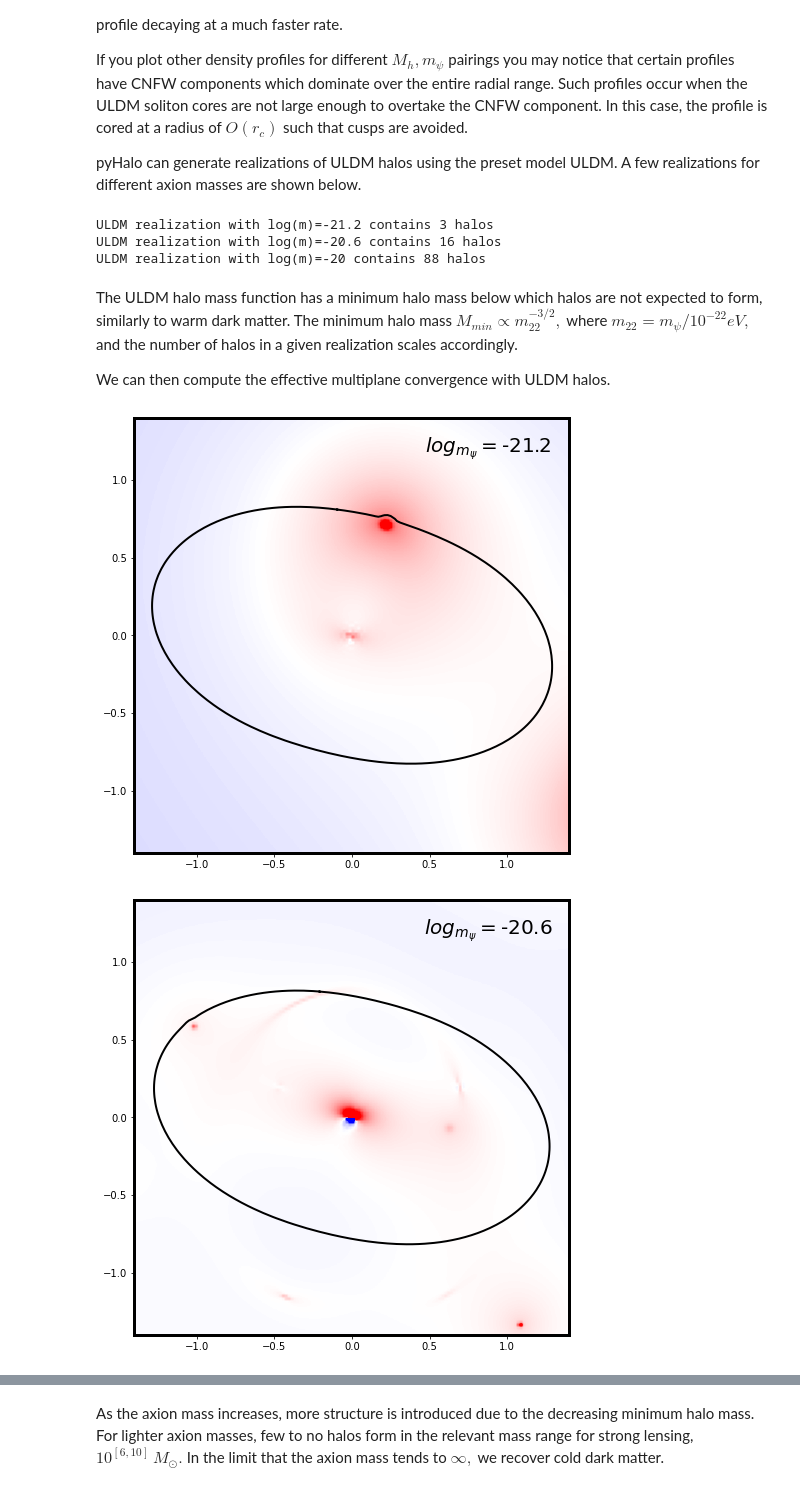
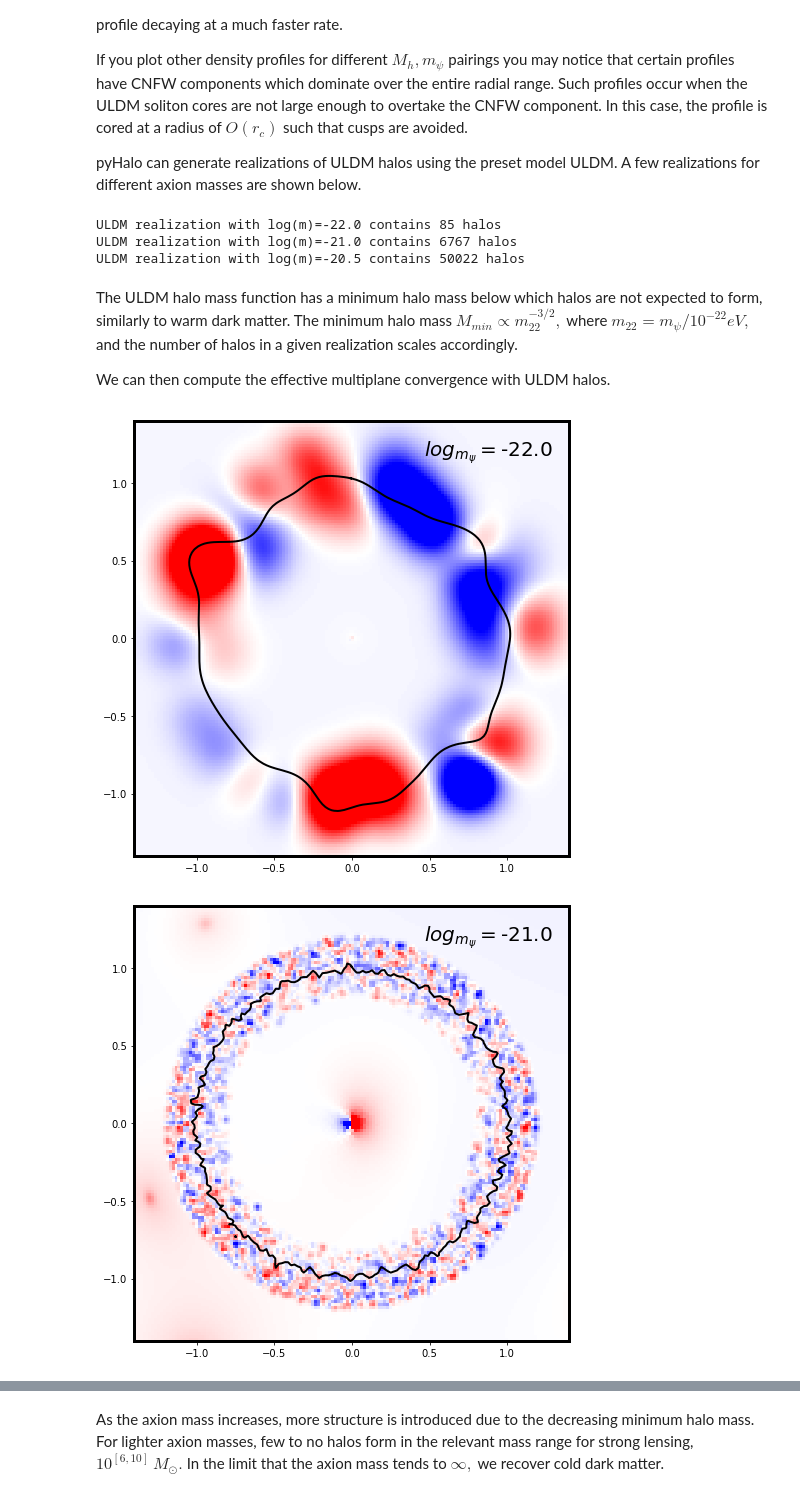
Before and after one commit to dangilman/pyHalo, a Jupyter notebook: example_notebooks/ultra_light_dark_matter.ipynb, the cells around one changed output, grey strips where cells are left out. Drawn from its saved outputs; the diff is of its cells as text; code cells hidden in the pictures.

Commit message:
update uldm notebook

```diff
--- a/example_notebooks/ultra_light_dark_matter.ipynb
+++ b/example_notebooks/ultra_light_dark_matter.ipynb
@@ -140,19 +140,22 @@ If you plot other density profiles for different $M_{h},m_{\psi}$ pairings you m
 pyHalo can generate realizations of ULDM halos using the preset model ULDM. A few realizations for different axion masses are shown below.
 # %%
 zlens, zsource = 0.4, 1.5
-log10_m_uldms, uldm_plaw, scale_nfw = [-21.2,-20.6,-20], 1/3, False
+log10_m_uldms, uldm_plaw, scale_nfw = [-22.0,-21.,-20.5], 1/3, False
 
 realizationsULDM = [ULDM(zlens, zsource,
-                       log10_m_uldm=log10_m_uldm, uldm_plaw=uldm_plaw, scale_nfw=scale_nfw)
+                       log10_m_uldm=log10_m_uldm, uldm_plaw=uldm_plaw,
+                         flucs_shape='ring',
+                         flucs_args={'angle': 0.0, 'rmin': 0.8, 'rmax': 1.2},
+                         scale_nfw=scale_nfw, log10_fluc_amplitude=-1.5)
                    for log10_m_uldm in log10_m_uldms]
 
 for i in range(len(log10_m_uldms)):
     print(r'ULDM realization with log(m)=%s contains %s halos'
           % (log10_m_uldms[i], len(realizationsULDM[i].halos)))
 # %% [output]
-ULDM realization with log(m)=-21.2 contains 3 halos
-ULDM realization with log(m)=-20.6 contains 16 halos
-ULDM realization with log(m)=-20 contains 88 halos
+ULDM realization with log(m)=-22.0 contains 85 halos
+ULDM realization with log(m)=-21.0 contains 6767 halos
+ULDM realization with log(m)=-20.5 contains 50022 halos
 # %% [markdown]
 The ULDM halo mass function has a minimum halo mass below which halos are not expected to form, similarly to warm dark matter. The minimum halo mass $M_{min}\propto m_{22}^{-3/2},$ where $m_{22}=m_{\psi}/10^{-22} eV,$ and the number of halos in a given realization scales accordingly.
 
@@ -173,8 +176,8 @@ for i in range(len(log10_m_uldms)):
     shape0 = xx.shape
 
     # power law plus shear macromodel
-    kwargs_macromodel = [{'theta_E': 1., 'center_x': 0., 'center_y': 0., 'e1': 0.2, 'e2': -0.1, 'gamma': 2.},
-                        {'gamma1': -0.03, 'gamma2': 0.02}]
+    kwargs_macromodel = [{'theta_E': 1., 'center_x': 0., 'center_y': 0., 'e1': 0., 'e2': 0.0, 'gamma': 2.},
+                        {'gamma1': -0.01, 'gamma2': 0.001}]
 
     lens_model_list_macro = ['EPL', 'SHEAR']
     lens_model_list_full = lens_model_list_macro + lens_model_list
@@ -182,32 +185,32 @@ for i in range(len(log10_m_uldms)):
     kwargs_lens_full = kwargs_macromodel + kwargs_halos
 
     lens_model_full = LensModel(lens_model_list_full, zlens, zsource,
                                 lens_redshift_list_full, cosmo=astropy_instance, multi_plane=True,
                                 numerical_alpha_class=numerical_deflection_class)
     lens_model_macro = LensModel(lens_model_list_macro)
 
     kappa_full = lens_model_full.kappa(xx.ravel(), yy.ravel(), kwargs_lens_full).reshape(shape0)
     kappa_macro = lens_model_macro.kappa(xx.ravel(), yy.ravel(), kwargs_macromodel).reshape(shape0)
 
     lens_model_extension = LensModelExtensions(lens_model_full)
     grid_resolution = 0.02 # this can take a while for higher resolution computations of the critical curves
     ra_crit_list, dec_crit_list, _, _ = lens_model_extension.critical_curve_caustics(kwargs_lens_full,
                                                                     compute_window=2*grid_size,
                                                                     grid_scale=grid_resolution)
 
     fig = plt.figure(1)
     fig.set_size_inches(8,8)
     kappa_subs_nonlinear = kappa_full - kappa_macro
 
     # subtracting the mean can make halos appear more clearly
     mean = np.mean(kappa_subs_nonlinear)
     plt.imshow(kappa_subs_nonlinear - mean, vmin=-0.05, vmax=0.05, cmap='bwr', extent=[-grid_size, grid_size, -grid_size, grid_size], origin='lower')
 
     for j in range(0, len(ra_crit_list)):
         plt.plot(ra_crit_list[j], dec_crit_list[j], color='k', lw=2)
     plt.suptitle(r'$log_{m_\psi}=$%s' % log10_m_uldms[i], fontsize=20, x=0.75, y=0.85)
 
     plt.show()
 # %% [output]
-[figure, old version]
+[figure, new version]
-[figure, old version]
+[figure, new version]
```
Also changed, not shown: parts of 6 cells of this notebook, 2 other files.
